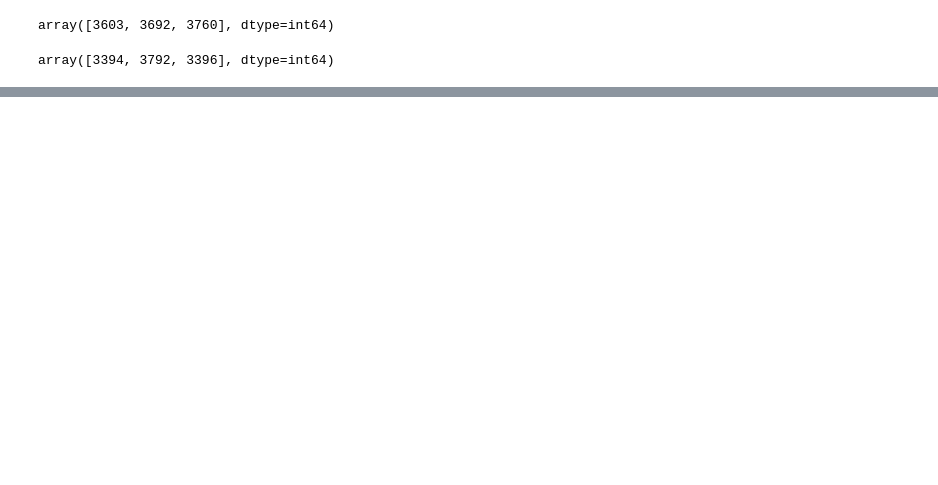
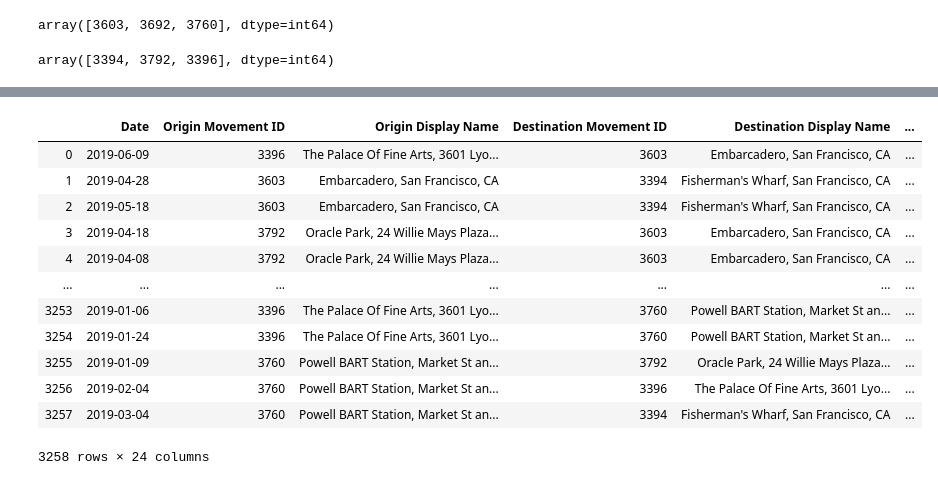
Before and after one commit to ChrisLy99/dhacks_lord_cat, a Jupyter notebook: dhacks.ipynb, the cells around one changed output, grey strips where cells are left out. Cells and saved outputs as stored; diff of their text form; code cells hidden in the pictures; blank space fills up the shorter version.

```diff
--- a/dhacks.ipynb
+++ b/dhacks.ipynb
@@ -179,0 +200,18 @@ sns.distplot(h2[h2.dstid.isin(b_ID) & h2.sourceid.isin(h_ID)].hod)
+# %%
+b_h_dt = b_h.assign(Date=pd.to_datetime(b_h['Date']))
+# %%
+b_h_dt.assign(dow=b_h_dt.Date.apply(lambda x: x.strftime('%A')))
+# %% [output]
+|  | Date | Origin Movement ID | Origin Display Name | Destination Movement ID | Destination Display Name | ... |
+| 0 | 2019-06-09 | 3396 | The Palace Of Fine Arts, 3601 Lyo... | 3603 | Embarcadero, San Francisco, CA | ... |
+| 1 | 2019-04-28 | 3603 | Embarcadero, San Francisco, CA | 3394 | Fisherman's Wharf, San Francisco, CA | ... |
+| 2 | 2019-05-18 | 3603 | Embarcadero, San Francisco, CA | 3394 | Fisherman's Wharf, San Francisco, CA | ... |
+| 3 | 2019-04-18 | 3792 | Oracle Park, 24 Willie Mays Plaza... | 3603 | Embarcadero, San Francisco, CA | ... |
+| 4 | 2019-04-08 | 3792 | Oracle Park, 24 Willie Mays Plaza... | 3603 | Embarcadero, San Francisco, CA | ... |
+| ... | ... | ... | ... | ... | ... | ... |
+| 3253 | 2019-01-06 | 3396 | The Palace Of Fine Arts, 3601 Lyo... | 3760 | Powell BART Station, Market St an... | ... |
+| 3254 | 2019-01-24 | 3396 | The Palace Of Fine Arts, 3601 Lyo... | 3760 | Powell BART Station, Market St an... | ... |
+| 3255 | 2019-01-09 | 3760 | Powell BART Station, Market St an... | 3792 | Oracle Park, 24 Willie Mays Plaza... | ... |
+| 3256 | 2019-02-04 | 3760 | Powell BART Station, Market St an... | 3396 | The Palace Of Fine Arts, 3601 Lyo... | ... |
+| 3257 | 2019-03-04 | 3760 | Powell BART Station, Market St an... | 3394 | Fisherman's Wharf, San Francisco, CA | ... |
+3258 rows × 24 columns
```
Also changed, not shown: parts of 26 cells of this notebook.
